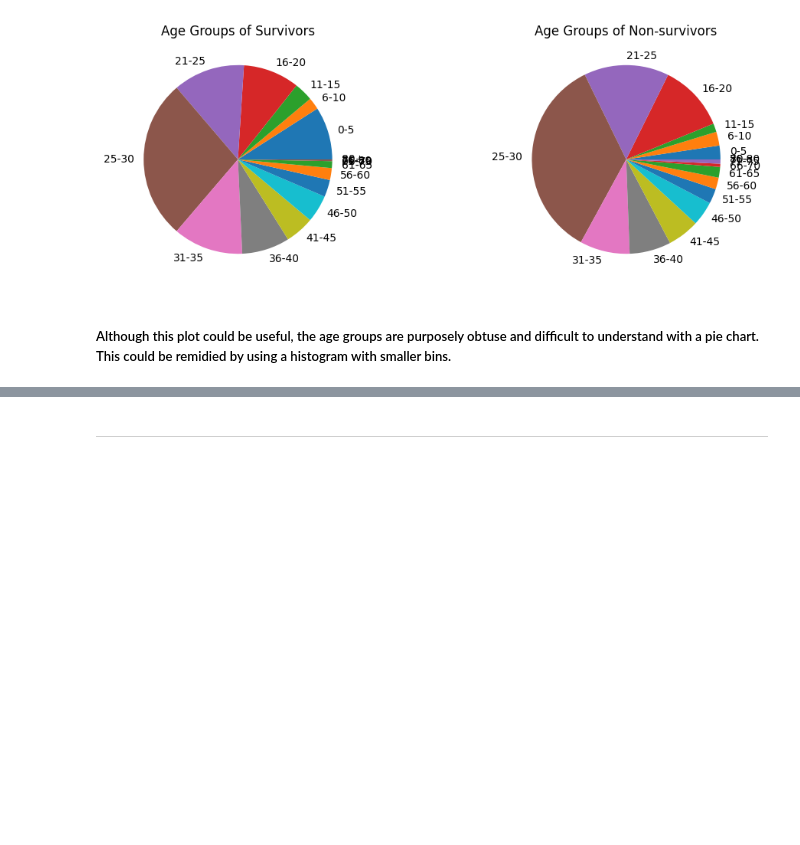
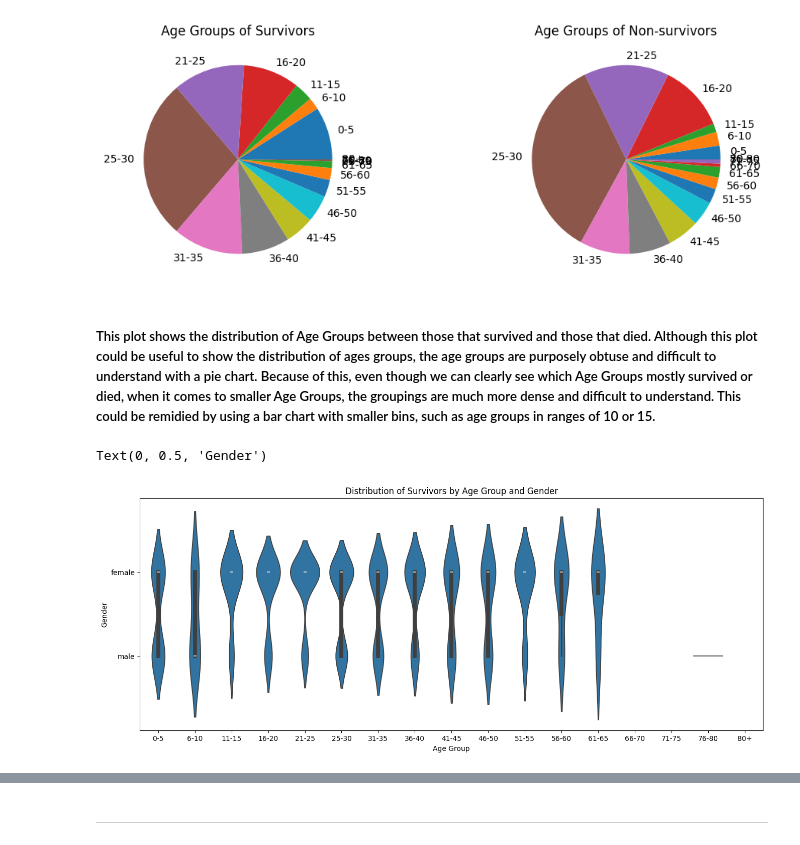
Before and after one commit to abbyawesome/DATA6550_VisualizationsProject, a Jupyter notebook: Code/LaVrenov/initial_visualizations.ipynb, the cells around one changed output, grey strips where cells are left out. Drawn from its saved outputs; the diff is of its cells as text; code cells hidden in the pictures; blank space fills up the shorter version.

```diff
--- a/Code/LaVrenov/initial_visualizations.ipynb
+++ b/Code/LaVrenov/initial_visualizations.ipynb
@@ -116,4 +107,15 @@ plt.show()
 # %% [output]
 [figure]
 # %% [markdown]
-##### Although this plot could be useful, the age groups are purposely obtuse and difficult to understand with a pie chart. This could be remidied by using a histogram with smaller bins.
+##### This plot shows the distribution of Age Groups between those that survived and those that died. Although this plot could be useful to show the distribution of ages groups, the age groups are purposely obtuse and difficult to understand with a pie chart. Because of this, even though we can clearly see which Age Groups mostly survived or died, when it comes to smaller Age Groups, the groupings are much more dense and difficult to understand. This could be remidied by using a bar chart with smaller bins, such as age groups in ranges of 10 or 15.
+# %%
+figure = plt.figure(figsize = (16, 6))
+
+sns.violinplot(df_surv, x = 'AgeGroup', y = 'Sex')
+
+plt.title('Distribution of Survivors by Age Group and Gender')
+plt.xlabel('Age Group')
+plt.ylabel('Gender')
+# %% [output]
+Text(0, 0.5, 'Gender')
+[figure, added]
```
Also changed, not shown: parts of 12 cells of this notebook.
